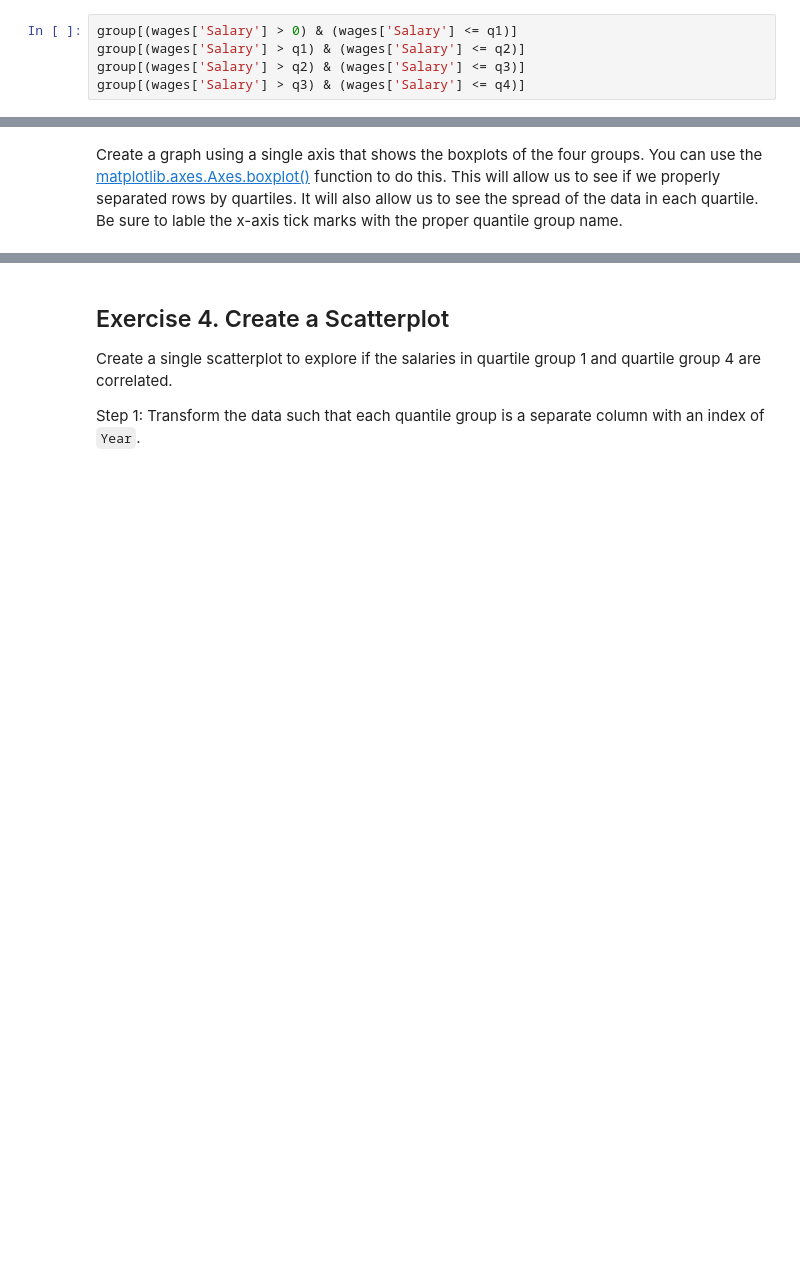
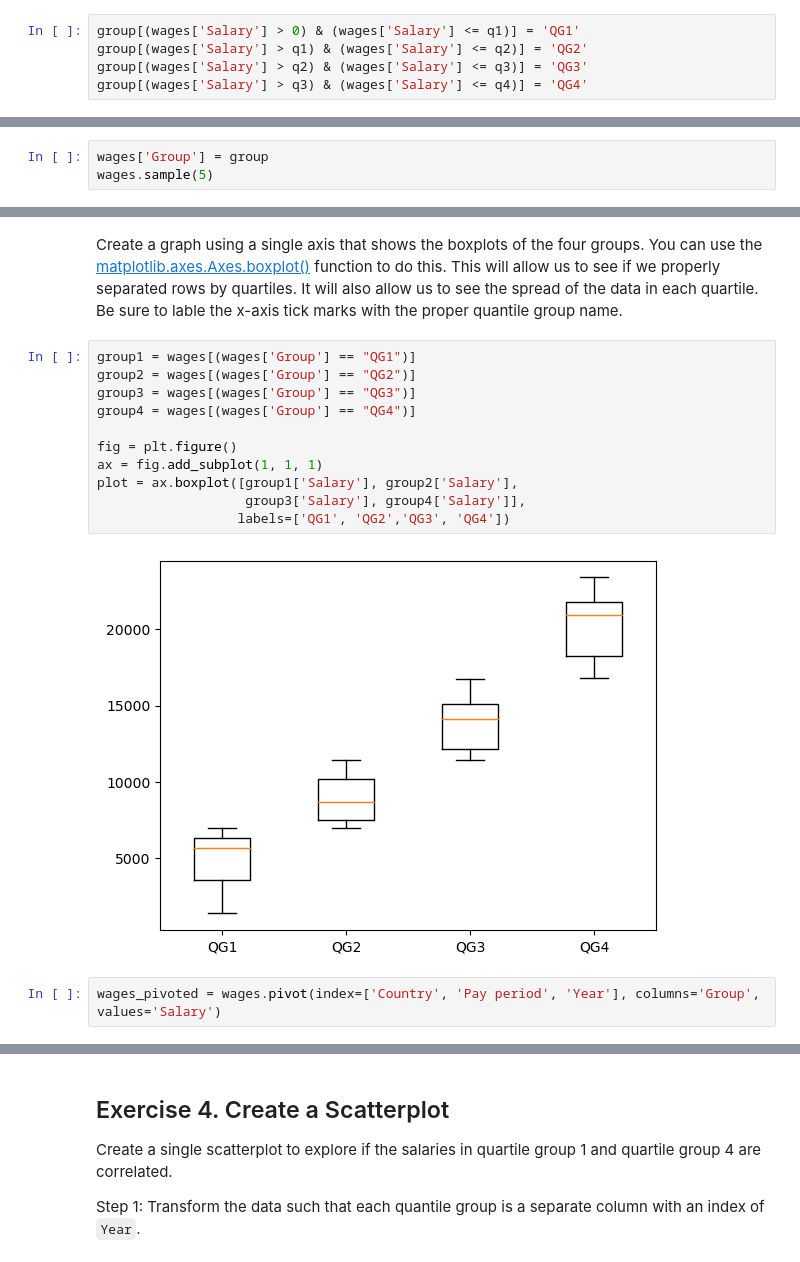
Before and after one commit to Acorntree616/Data-Analytics-With-Python, a Jupyter notebook: Module2-Data_Analytics/D08-Matplotlib.ipynb, the cells around one changed output, grey strips where cells are left out. Cells and saved outputs as stored; diff of their text form; blank space fills up the shorter version.

```diff
--- a/Module2-Data_Analytics/D08-Matplotlib.ipynb
+++ b/Module2-Data_Analytics/D08-Matplotlib.ipynb
@@ -128,7 +121,7 @@ Length: 335, dtype: float64
 # %% [markdown]
 Step 3: Set the quartile groups for series relative to what it should be in the rows of the dataframe, and then add that series to our dataframe.
 # %%
-group[(wages['Salary'] > 0) & (wages['Salary'] <= q1)]
-group[(wages['Salary'] > q1) & (wages['Salary'] <= q2)]
-group[(wages['Salary'] > q2) & (wages['Salary'] <= q3)]
-group[(wages['Salary'] > q3) & (wages['Salary'] <= q4)]
+group[(wages['Salary'] > 0) & (wages['Salary'] <= q1)] = 'QG1'
+group[(wages['Salary'] > q1) & (wages['Salary'] <= q2)] = 'QG2'
+group[(wages['Salary'] > q2) & (wages['Salary'] <= q3)] = 'QG3'
+group[(wages['Salary'] > q3) & (wages['Salary'] <= q4)] = 'QG4'
@@ -147,0 +128,3 @@ Length: 84, dtype: float64
+# %%
+wages['Group'] = group
+wages.sample(5)
@@ -149,3 +139,18 @@ Length: 84, dtype: float64
 ## Exercise 3. Create a boxplot
 # %% [markdown]
 Create a graph using a single axis that shows the boxplots of the four groups. You can use the [matplotlib.axes.Axes.boxplot()](https://matplotlib.org/3.1.1/api/_as_gen/matplotlib.axes.Axes.boxplot.html) function to do this.  This will allow us to see if we properly separated rows by quartiles. It will also allow us to see the spread of the data in each quartile. Be sure to lable the x-axis tick marks with the proper quantile group name.
+# %%
+group1 = wages[(wages['Group'] == "QG1")]
+group2 = wages[(wages['Group'] == "QG2")]
+group3 = wages[(wages['Group'] == "QG3")]
+group4 = wages[(wages['Group'] == "QG4")]
+
+fig = plt.figure()
+ax = fig.add_subplot(1, 1, 1)
+plot = ax.boxplot([group1['Salary'], group2['Salary'],
+                   group3['Salary'], group4['Salary']],
+                  labels=['QG1', 'QG2','QG3', 'QG4'])
+# %% [output]
+[figure, added]
+# %%
+wages_pivoted = wages.pivot(index=['Country', 'Pay period', 'Year'], columns='Group', values='Salary')
```
Also changed, not shown: parts of 10 cells of this notebook.
